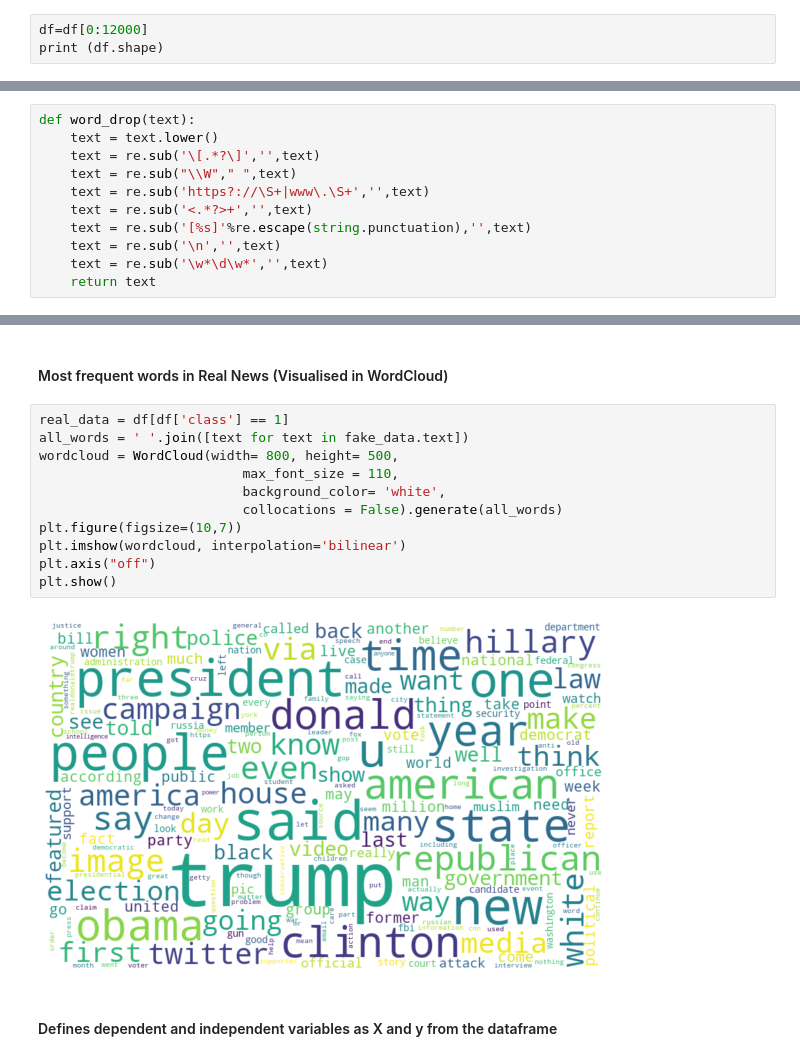
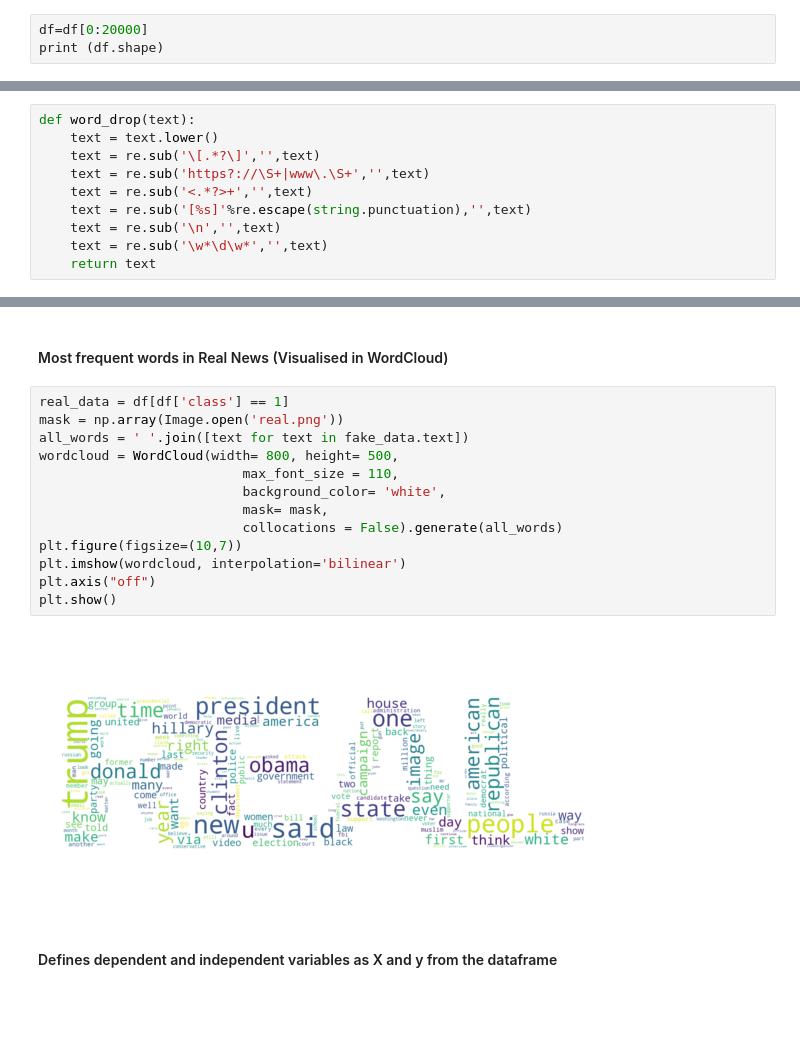
Before and after one commit to antoniecrz/Fake_News_Prediction_with_Machine_Learning, a Jupyter notebook: Fake News Prediction with Machine Learning.ipynb, the cells around one changed output, grey strips where cells are left out. Cells and saved outputs as stored; diff of their text form; blank space fills up the shorter version.

```diff
--- a/Fake News Prediction with Machine Learning.ipynb
+++ b/Fake News Prediction with Machine Learning.ipynb
@@ -128,4 +128,4 @@ df = df.sample(frac = 1)
 # %%
-df=df[0:12000]
+df=df[0:20000]
 print (df.shape)
 # %% [output]
@@ -150,7 +150,6 @@ df.head(10)
 def word_drop(text):
     text = text.lower()
     text = re.sub('\[.*?\]','',text)
-    text = re.sub("\\W"," ",text)
     text = re.sub('https?://\S+|www\.\S+','',text)
     text = re.sub('<.*?>+','',text)
     text = re.sub('[%s]'%re.escape(string.punctuation),'',text)
@@ -269,17 +275,19 @@ plt.show()
 #### Most frequent words in Real News (Visualised in WordCloud)
 # %%
 real_data = df[df['class'] == 1]
+mask = np.array(Image.open('real.png'))
 all_words = ' '.join([text for text in fake_data.text])
 wordcloud = WordCloud(width= 800, height= 500,
                           max_font_size = 110,
                           background_color= 'white',
+                          mask= mask,
                           collocations = False).generate(all_words)
 plt.figure(figsize=(10,7))
 plt.imshow(wordcloud, interpolation='bilinear')
 plt.axis("off")
 plt.show()
 # %% [output]
-[figure, old version]
+[figure, new version]
 # %% [markdown]
 #### Defines dependent and independent variables as X and y from the dataframe
 # %%
```
Also changed, not shown: parts of 32 cells of this notebook, 2 other files.
